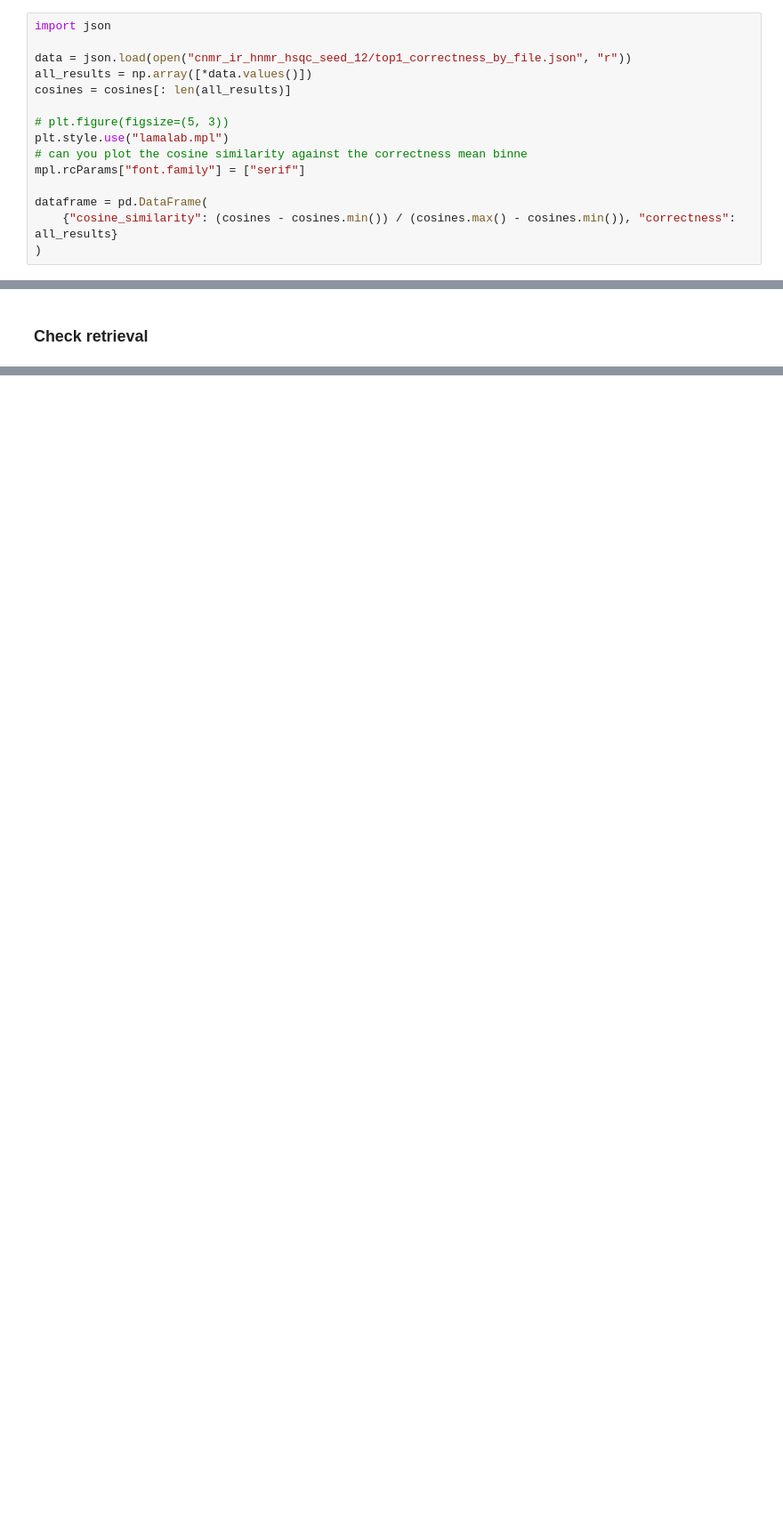
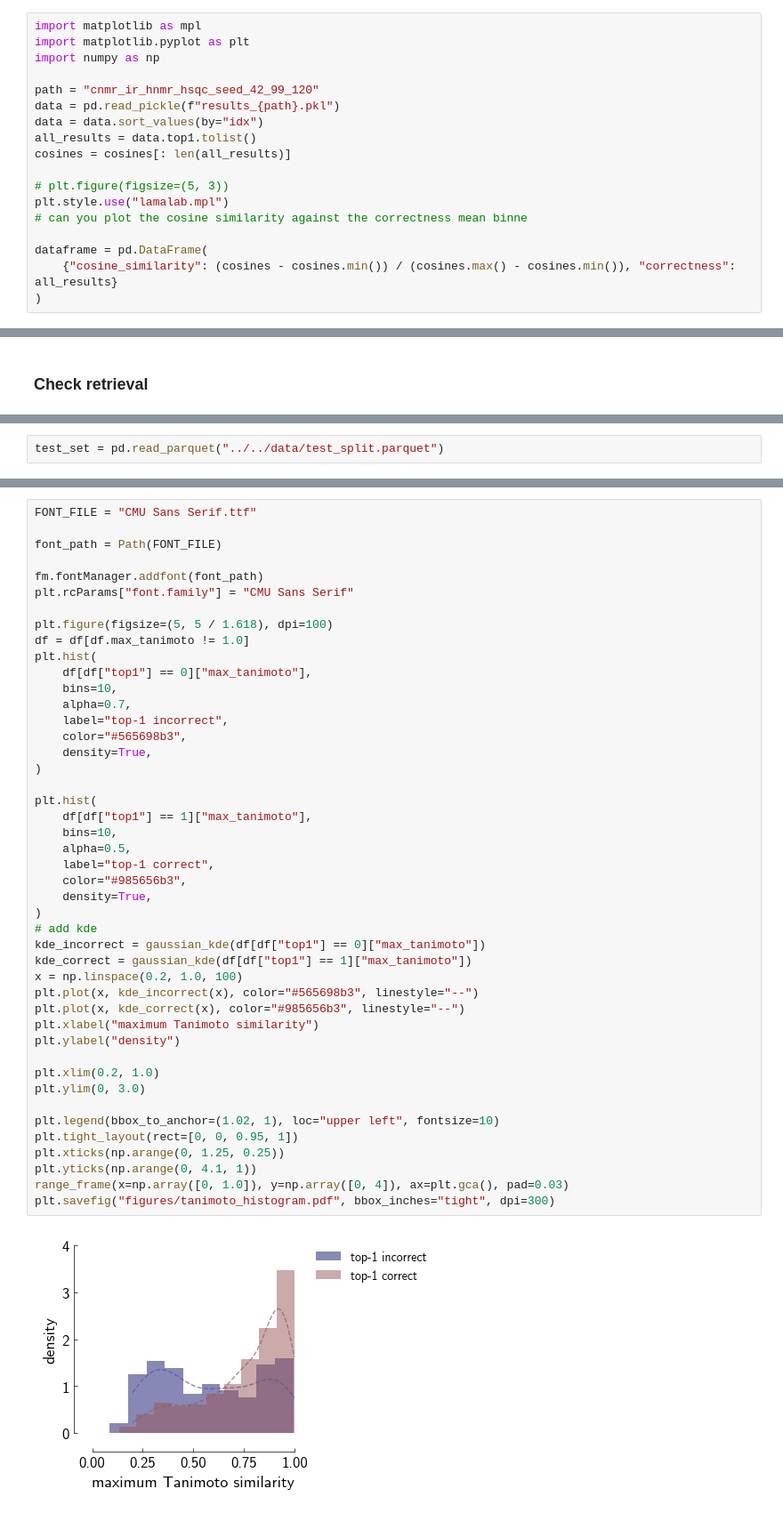
Before and after one commit to lamalab-org/secs, a Jupyter notebook: experiments/structure_elucidation/aggregate.ipynb, the cells around one changed output, grey strips where cells are left out. Shown at 89% size. Saved outputs shown, nothing was run; the diff lists cells and outputs as text; blank space fills up the shorter version.

```diff
--- a/experiments/structure_elucidation/aggregate.ipynb
+++ b/experiments/structure_elucidation/aggregate.ipynb
@@ -90,16 +32,19 @@ cosines = (
     + cos_sim(hsqc_embeddings_agg["hsqc"], hsqc_embeddings_agg["smiles"]).cpu().numpy()
 ) / 4
 # %%
-import json
+import matplotlib as mpl
+import matplotlib.pyplot as plt
+import numpy as np
 
-data = json.load(open("cnmr_ir_hnmr_hsqc_seed_12/top1_correctness_by_file.json", "r"))
-all_results = np.array([*data.values()])
+path = "cnmr_ir_hnmr_hsqc_seed_42_99_120"
+data = pd.read_pickle(f"results_{path}.pkl")
+data = data.sort_values(by="idx")
+all_results = data.top1.tolist()
 cosines = cosines[: len(all_results)]
 
 # plt.figure(figsize=(5, 3))
 plt.style.use("lamalab.mpl")
 # can you plot the cosine similarity against the correctness mean binne
-mpl.rcParams["font.family"] = ["serif"]
 
 dataframe = pd.DataFrame(
     {"cosine_similarity": (cosines - cosines.min()) / (cosines.max() - cosines.min()), "correctness": all_results}
@@ -462,0 +429,2 @@ Combined (IR, 13C NMR, 1H NMR, HSQC) Top 1 0.9807692307692307
+# %%
+test_set = pd.read_parquet("../../data/test_split.parquet")
@@ -462,0 +482,47 @@ Combined (IR, 13C NMR, 1H NMR, HSQC) Top 1 0.9807692307692307
+# %%
+FONT_FILE = "CMU Sans Serif.ttf"
+
+font_path = Path(FONT_FILE)
+
+fm.fontManager.addfont(font_path)
+plt.rcParams["font.family"] = "CMU Sans Serif"
+
+plt.figure(figsize=(5, 5 / 1.618), dpi=100)
+df = df[df.max_tanimoto != 1.0]
+plt.hist(
+    df[df["top1"] == 0]["max_tanimoto"],
+    bins=10,
+    alpha=0.7,
+    label="top-1 incorrect",
+    color="#565698b3",
+    density=True,
+)
+
+plt.hist(
+    df[df["top1"] == 1]["max_tanimoto"],
+    bins=10,
+    alpha=0.5,
+    label="top-1 correct",
+    color="#985656b3",
+    density=True,
+)
+# add kde
+kde_incorrect = gaussian_kde(df[df["top1"] == 0]["max_tanimoto"])
+kde_correct = gaussian_kde(df[df["top1"] == 1]["max_tanimoto"])
+x = np.linspace(0.2, 1.0, 100)
+plt.plot(x, kde_incorrect(x), color="#565698b3", linestyle="--")
+plt.plot(x, kde_correct(x), color="#985656b3", linestyle="--")
+plt.xlabel("maximum Tanimoto similarity")
+plt.ylabel("density")
+
+plt.xlim(0.2, 1.0)
+plt.ylim(0, 3.0)
+
+plt.legend(bbox_to_anchor=(1.02, 1), loc="upper left", fontsize=10)
+plt.tight_layout(rect=[0, 0, 0.95, 1])
+plt.xticks(np.arange(0, 1.25, 0.25))
+plt.yticks(np.arange(0, 4.1, 1))
+range_frame(x=np.array([0, 1.0]), y=np.array([0, 4]), ax=plt.gca(), pad=0.03)
+plt.savefig("figures/tanimoto_histogram.pdf", bbox_inches="tight", dpi=300)
+# %% [output]
+[figure, added]
```
Also changed, not shown: parts of 15 cells of this notebook, 3 other files.
